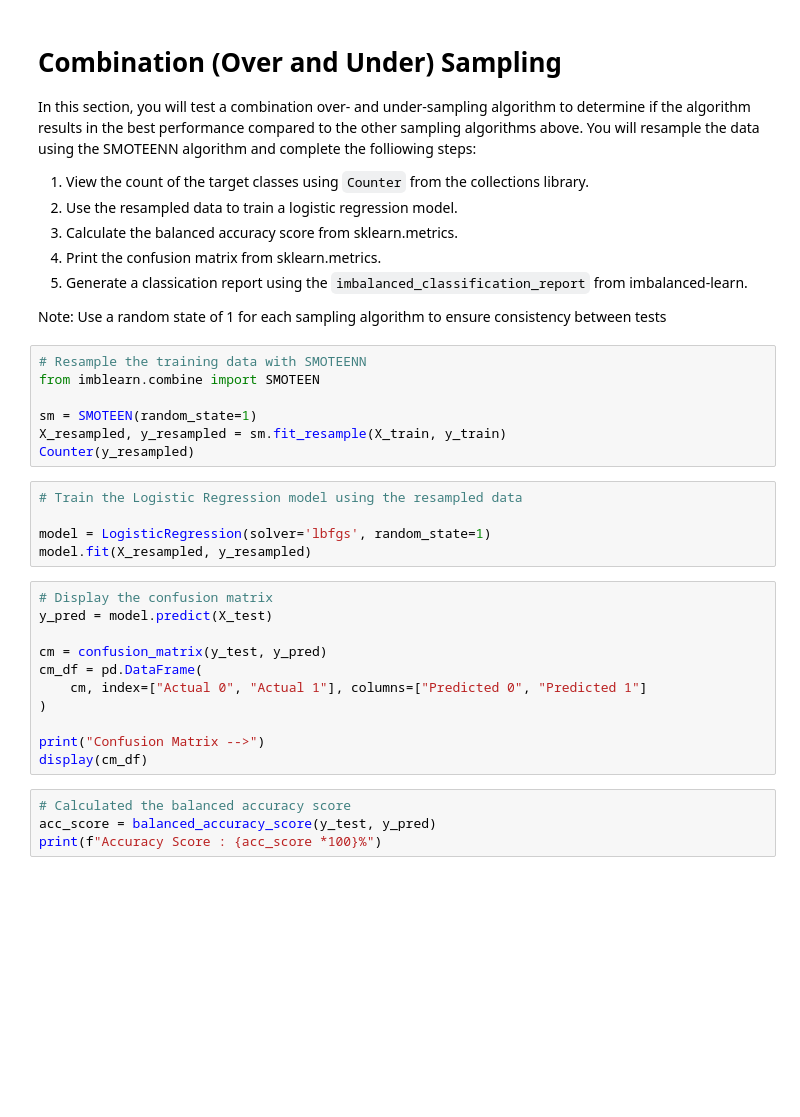
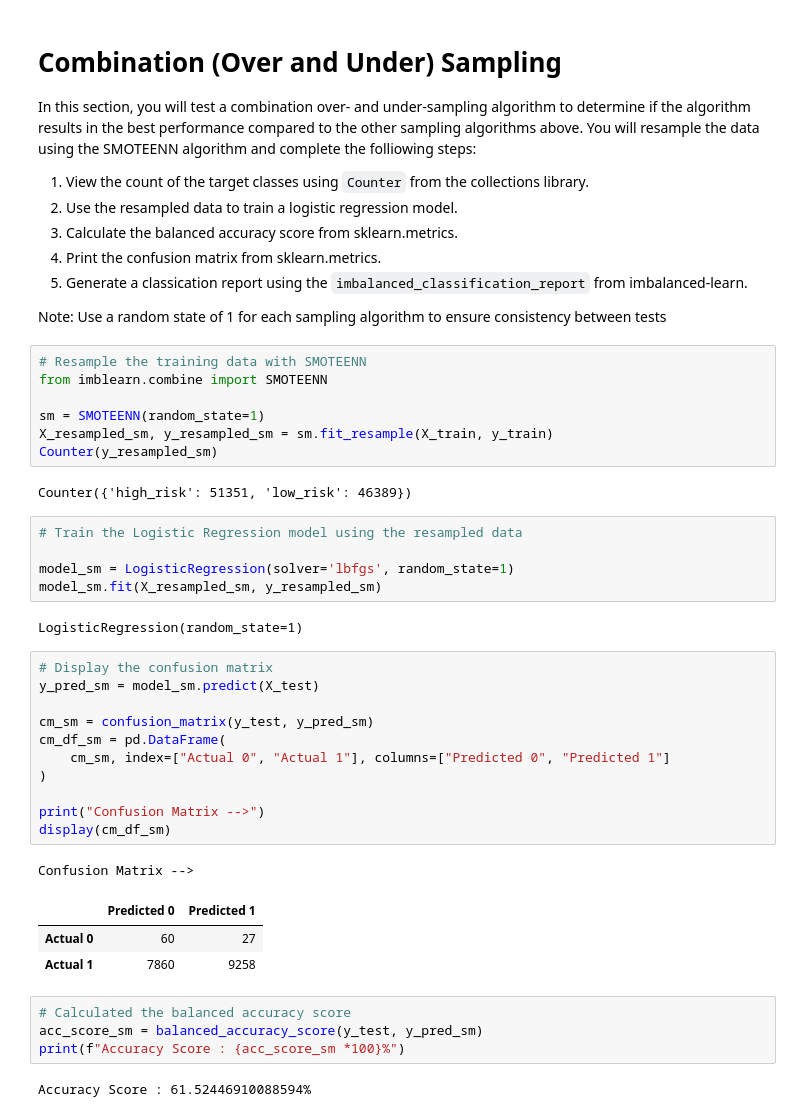
Before and after one commit to bcifuen1/assignment7, a Jupyter notebook: Homework/Starter_Code/credit_risk_resampling.ipynb, the cells around one changed output. Cells and saved outputs as stored; diff of their text form; blank space fills up the shorter version.

```diff
--- a/Homework/Starter_Code/credit_risk_resampling.ipynb
+++ b/Homework/Starter_Code/credit_risk_resampling.ipynb
@@ -314,31 +337,42 @@ In this section, you will test a combination over- and under-sampling algorithm
 Note: Use a random state of 1 for each sampling algorithm to ensure consistency between tests
 # %%
 # Resample the training data with SMOTEENN
-from imblearn.combine import SMOTEEN
+from imblearn.combine import SMOTEENN
 
-sm = SMOTEEN(random_state=1)
-X_resampled, y_resampled = sm.fit_resample(X_train, y_train)
-Counter(y_resampled)
+sm = SMOTEENN(random_state=1)
+X_resampled_sm, y_resampled_sm = sm.fit_resample(X_train, y_train)
+Counter(y_resampled_sm)
+# %% [output]
+Counter({'high_risk': 51351, 'low_risk': 46389})
 # %%
 # Train the Logistic Regression model using the resampled data
 
-model = LogisticRegression(solver='lbfgs', random_state=1)
-model.fit(X_resampled, y_resampled)
+model_sm = LogisticRegression(solver='lbfgs', random_state=1)
+model_sm.fit(X_resampled_sm, y_resampled_sm)
+# %% [output]
+LogisticRegression(random_state=1)
 # %%
 # Display the confusion matrix
-y_pred = model.predict(X_test)
+y_pred_sm = model_sm.predict(X_test)
 
-cm = confusion_matrix(y_test, y_pred)
-cm_df = pd.DataFrame(
-    cm, index=["Actual 0", "Actual 1"], columns=["Predicted 0", "Predicted 1"]
+cm_sm = confusion_matrix(y_test, y_pred_sm)
+cm_df_sm = pd.DataFrame(
+    cm_sm, index=["Actual 0", "Actual 1"], columns=["Predicted 0", "Predicted 1"]
 )
 
 print("Confusion Matrix -->")
-display(cm_df)
+display(cm_df_sm)
+# %% [output]
+Confusion Matrix -->
+|  | Predicted 0 | Predicted 1 |
+| Actual 0 | 60 | 27 |
+| Actual 1 | 7860 | 9258 |
 # %%
 # Calculated the balanced accuracy score
-acc_score = balanced_accuracy_score(y_test, y_pred)
-print(f"Accuracy Score : {acc_score *100}%")
+acc_score_sm = balanced_accuracy_score(y_test, y_pred_sm)
+print(f"Accuracy Score : {acc_score_sm *100}%")
+# %% [output]
+Accuracy Score : 61.52446910088594%
 # %%
 # Print the imbalanced classification report
 print("Classification Report -->")
```
Also changed, not shown: parts of 16 cells of this notebook, 2 other files.
